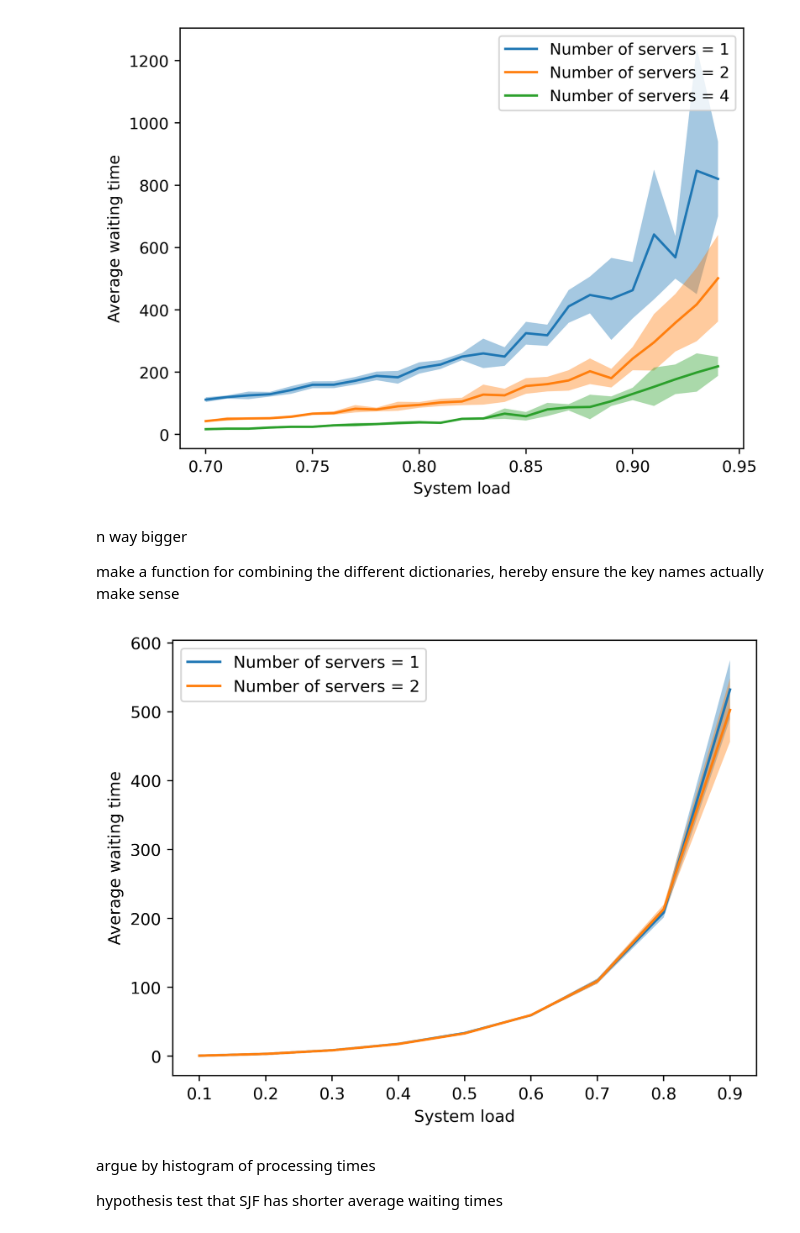
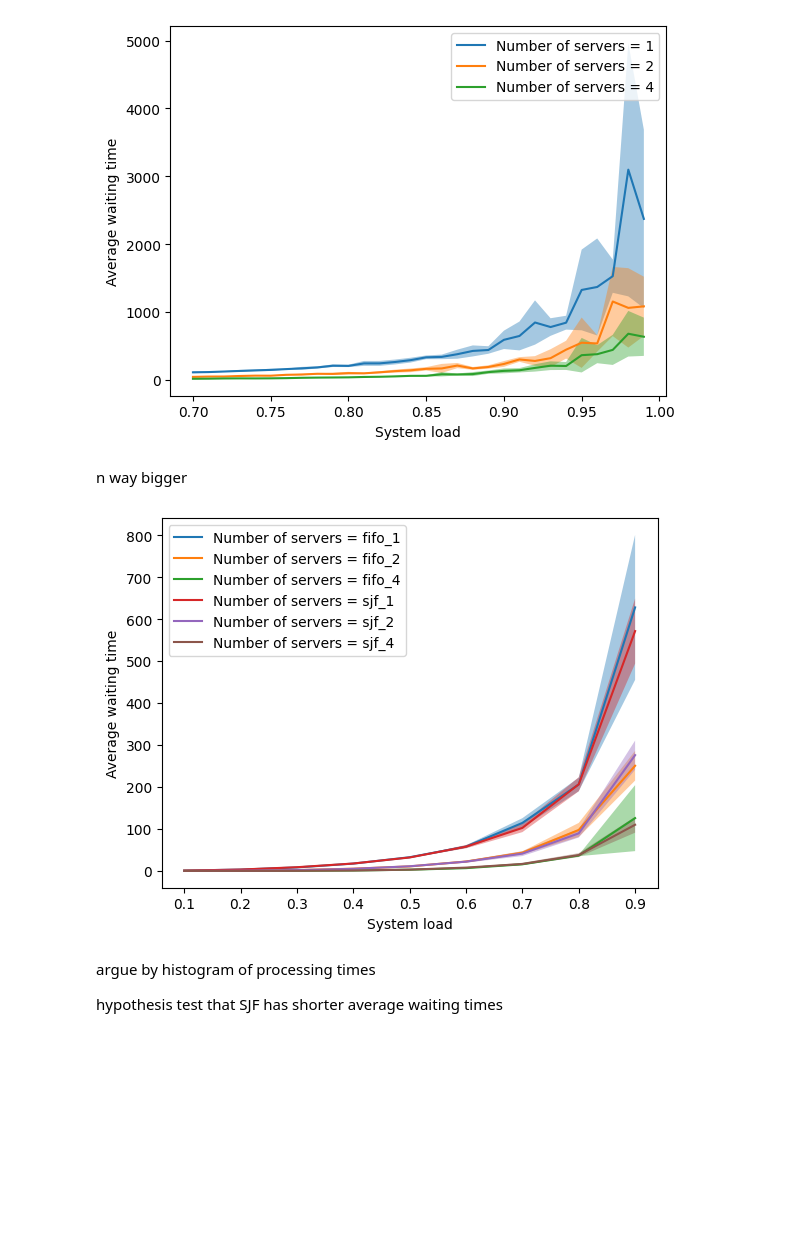
Before and after one commit to pabloralves/Stoc_Assignment_2, a Jupyter notebook: Q4_test.ipynb, the cells around one changed output. Saved outputs shown, nothing was run; the diff lists cells and outputs as text; code cells hidden in the pictures; blank space fills up the shorter version.

```diff
--- a/Q4_test.ipynb
+++ b/Q4_test.ipynb
@@ -306,45 +336,42 @@ plot_waitingtimes(data, axs)
 # %%
 # Parameters
 lambda_ = 0.015
 N = 10_000
 num_servers_list = [1, 2, 4]
 
 # 'fifo' or 'jsf'
 scheduler = 'fifo'
 
 # 'Markov', 'deter' or 'long tail'
 mode = 'Markov'
 print_statistics = False
 
-rho_min, rho_max = 0.7, 0.95
+rho_min, rho_max = 0.7, 0.99
 rhos_step = 0.01
 
 rhos = np.arange(rho_min, rho_max, rhos_step)
 mus = lambda_ / rhos
 
 # Number of runs. If n = 1, confidence interval is determined by the different waiting times of different tasks
 # If n > 1, confidence interval is determined by different average waiting times of those different runs
 n = 5
 
-fig, axs = plt.subplots(dpi=400)
+fig, axs = plt.subplots(dpi=100)
 data = generate_waitingtimes(lambda_, mus, N, num_servers_list, scheduler, mode, n)
 
 plot_waitingtimes(data, axs)
 # %% [output]
-[figure, old version]
+[figure, new version]
-# %% [markdown]
-n way bigger
-
-
-make a function for combining the different dictionaries, hereby ensure the key names actually make sense
+# %% [markdown]
+n way bigger
 # %%
 # Parameters
 lambda_ = 0.015
 N = 10_000
-num_servers_list = [1]
+num_servers_list = [1, 2, 4]
 
 # 'fifo' or 'sjf'
-scheduler = 'sjf'
+scheduler = 'fifo'
 
 # 'Markov', 'deter' or 'long tail'
 mode = 'Markov'
@@ -358,17 +385,22 @@ mus = lambda_ / rhos
 
 # Number of runs. If n = 1, confidence interval is determined by the different waiting times of different tasks
 # If n > 1, confidence interval is determined by different average waiting times of those different runs
-n = 30
+n = 5
 
-fig, axs = plt.subplots(dpi=400)
-data = generate_waitingtimes(lambda_, mus, N, num_servers_list, scheduler, mode, n)
+fig, axs = plt.subplots(dpi=100)
+fifo_data = generate_waitingtimes(lambda_, mus, N, num_servers_list, scheduler, mode, n)
+fifo_data = {'fifo_' + str(key): value for key, value in fifo_data.items()}
 
-newdata = generate_waitingtimes(lambda_, mus, N, num_servers_list, 'fifo', mode, n)
-data[2] = {'x': lambda_ / mus, 'waitingtimes': newdata[1]['waitingtimes'] , 'confidences': newdata[1]['confidences']}
+
+scheduler = 'sjf'
+sjf_data = generate_waitingtimes(lambda_, mus, N, num_servers_list, scheduler, mode, n)
+sjf_data = {'sjf_' + str(key): value for key, value in sjf_data.items()}
+
+data = {**fifo_data, **sjf_data}
 
 plot_waitingtimes(data, axs)
 # %% [output]
-[figure, old version]
+[figure, new version]
 # %% [markdown]
 argue by histogram of processing times
 
```
Also changed, not shown: parts of 4 cells of this notebook.
